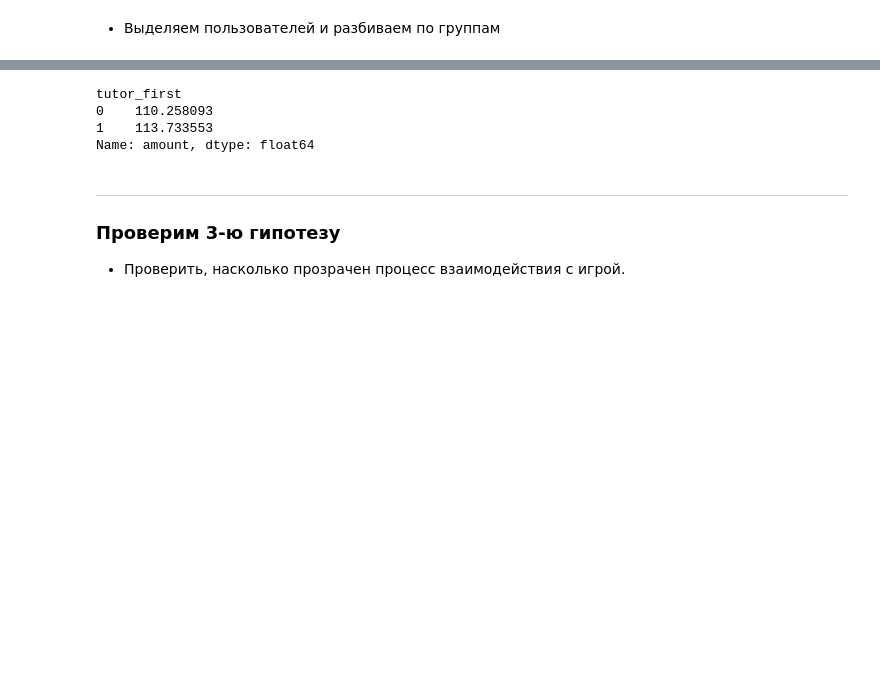
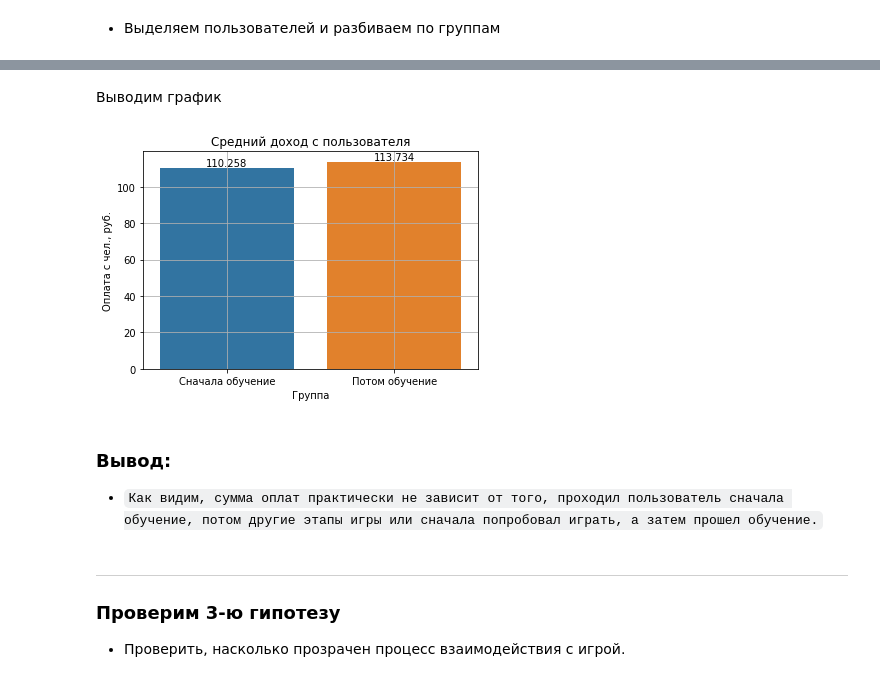
Before and after one commit to VRaptor555/my-apps, a Jupyter notebook: project3/project_3.ipynb, the cells around one changed output, grey strips where cells are left out. Cells and saved outputs as stored; diff of their text form; code cells hidden in the pictures; blank space fills up the shorter version.

```diff
--- a/project3/project_3.ipynb
+++ b/project3/project_3.ipynb
@@ -204,13 +202,29 @@ See the caveats in the documentation: https://pandas.pydata.org/pandas-docs/stab
 # %%
 # Считаем
 tutor_df = total_tutorial_users.groupby('tutor_first')['amount'].sum() / total_tutorial_users.groupby('tutor_first')['amount'].count()
-# %%
-tutor_df
-# %% [output]
-tutor_first
-0    110.258093
-1    113.733553
-Name: amount, dtype: float64
+# %% [markdown]
+Выводим график
+# %%
+x2 = np.array(['Сначала обучение','Потом обучение'])
+fig_tutor = sns.barplot(
+    x=tutor_df.index,
+    y=tutor_df.values,
+    data=tutor_df,
+    dodge=False,
+)
+for container in fig_tutor.containers:
+    fig_tutor.bar_label(container)
+
+fig_tutor.set_title('Средний доход с пользователя');
+fig_tutor.set_xlabel('Группа');
+fig_tutor.set_ylabel('Оплата с чел., руб.');
+fig_tutor.set_xticklabels(x2)
+fig_tutor.grid()
+# %% [output]
+[figure, added]
+# %% [markdown]
+### Вывод:
+- `Как видим, сумма оплат практически не зависит от того, проходил пользователь сначала обучение, потом другие этапы игры или сначала попробовал играть, а затем прошел обучение.`
 # %% [markdown]
 ***
 ### Проверим 3-ю гипотезу
```
Also changed, not shown: parts of 10 cells of this notebook, 6 other files.
